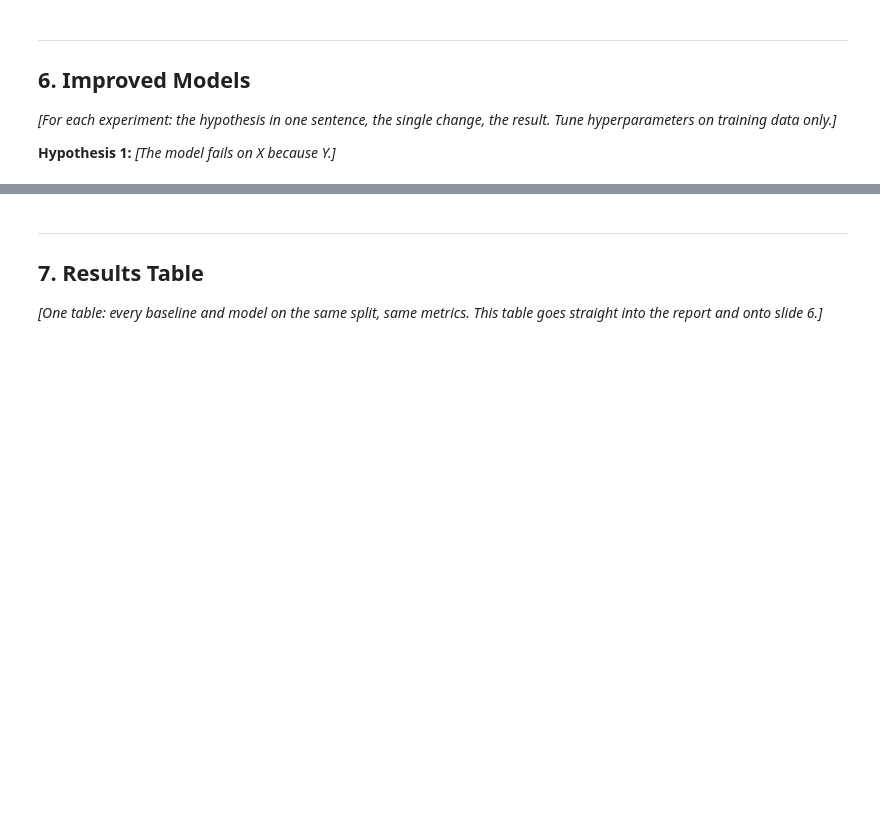
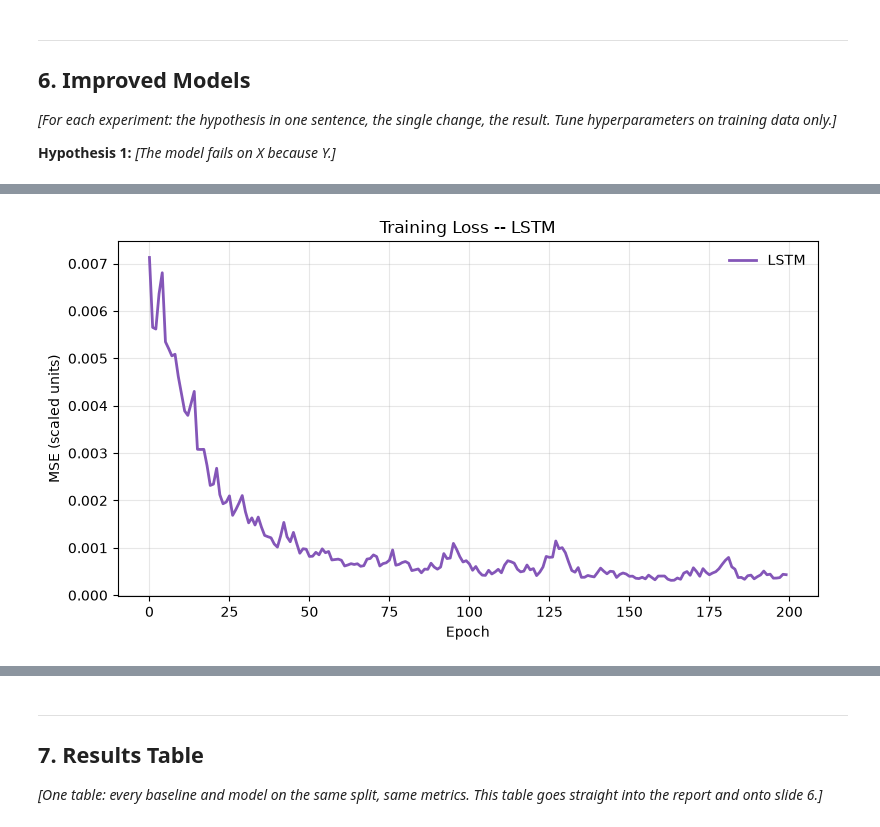
Before and after one commit to sadaraka-kadi/ml4pe-pressure-forecasting, a Jupyter notebook: notebooks/capstone.ipynb, the cells around one changed output, grey strips where cells are left out. Saved outputs shown, nothing was run; the diff lists cells and outputs as text; code cells hidden in the pictures; blank space fills up the shorter version.

```diff
--- a/notebooks/capstone.ipynb
+++ b/notebooks/capstone.ipynb
@@ -308,0 +495,18 @@ hyperparameters on training data only.]*
+# %%
+X_train_2, y_train_2 = make_windows_delta(train_scaled, WINDOW)
+X_test_2, y_test_2 = make_windows_delta(test_scaled, WINDOW)
+
+X_train_t_2 = torch.tensor(X_train_2)
+y_train_t_2 = torch.tensor(y_train_2).unsqueeze(-1)
+X_test_t_2 = torch.tensor(X_test_2)
+y_test_t_2 = torch.tensor(y_test_2).unsqueeze(-1)
+
+train_loader_2 = DataLoader(TensorDataset(X_train_t_2, y_train_t_2), batch_size=8, shuffle=True)
+# %%
+# Building model
+lstm_model2 = PressureLSTM(input_size=3, hidden_size=16, num_layers=1)
+
+lstm_params = sum(p.numel() for p in lstm_model2.parameters())
+
+print(lstm_model2, "\n")
+print(f"LSTM trainable parameters: {lstm_params}")
@@ -308,0 +546,12 @@ hyperparameters on training data only.]*
+# %%
+
+# Training models
+print("\nTraining LSTM...")
+lstm_losses2 = train_model(model=lstm_model2, loader=train_loader_2, n_epochs=200, lr=0.01, label="LSTM")
+
+# Evaluation
+lstm_eval2 = evaluate_delta(model=lstm_model2, X_train_t=X_train_t_2,  X_test_t=X_test_t_2, target_scaler=target_scaler, raw_train=train_raw, raw_test=test_raw, window=WINDOW)
+
+print(f"\n{'Model':<30}{'Test RMSE (psia)':<30}{'Test MAE (psia)':<30}")
+print("-" * 90)
+print(f"{'LSTM Delta Pressure':<30}{lstm_eval2['rmse']:<30.1f}{lstm_eval2['mae']:<30.1f}")
@@ -308,0 +569,10 @@ hyperparameters on training data only.]*
+# %%
+plt.figure(figsize=(8, 4.5))
+plt.plot(lstm_losses2, color="#8456b8", linewidth=2, label="LSTM")
+plt.xlabel("Epoch"); plt.ylabel("MSE (scaled units)"); plt.grid(alpha=0.3)
+plt.legend(frameon=False)
+plt.title("Training Loss -- LSTM")
+plt.tight_layout()
+plt.show()
+# %% [output]
+[figure, added]
```
Also changed, not shown: parts of 23 cells of this notebook.
